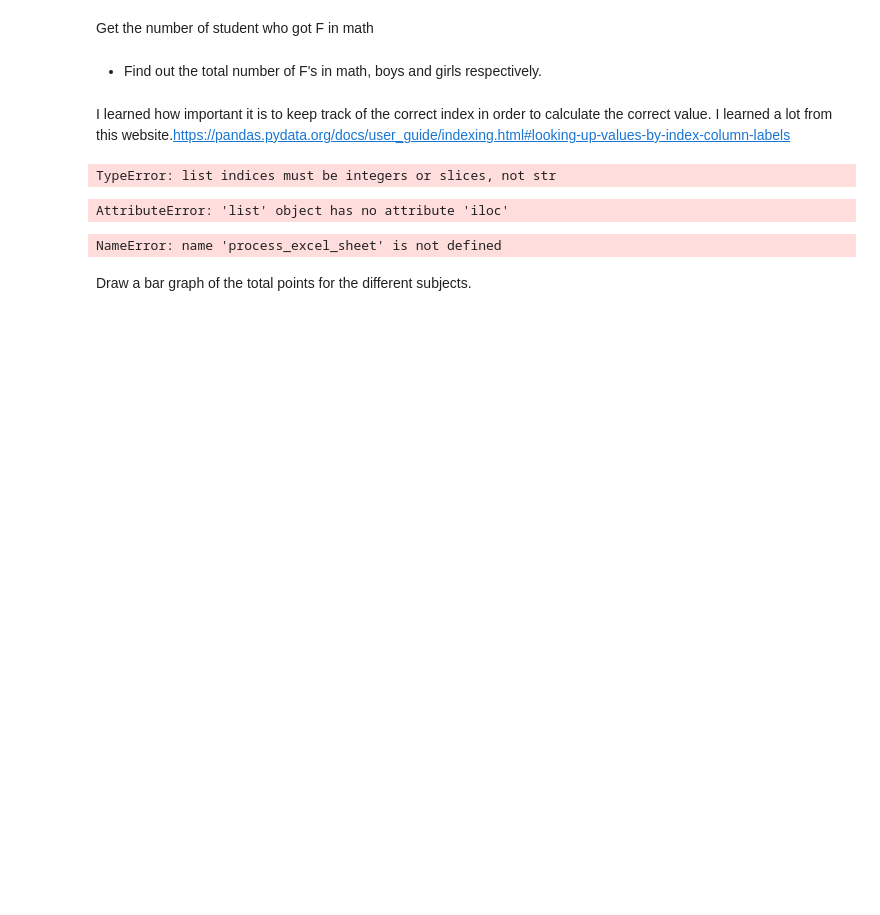
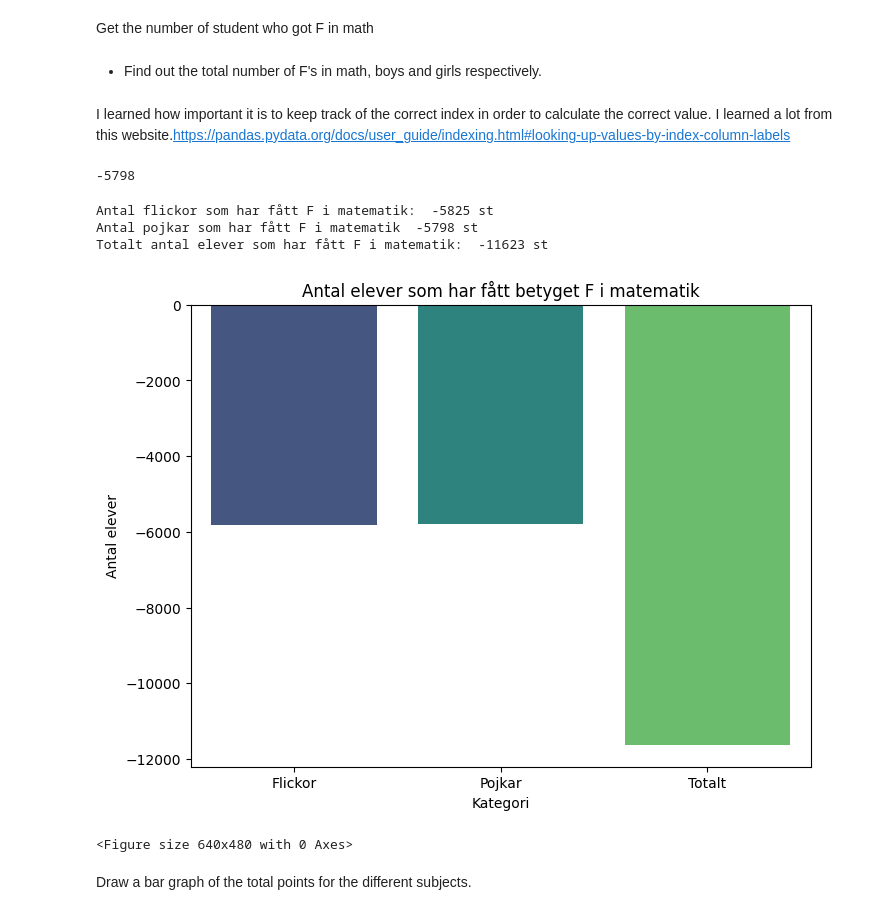
Before and after one commit to saraonsala/Python-Sara-Mellgren-OOPA23, a Jupyter notebook: Labb_2/Labb_2.ipynb, the cells around one changed output. Saved outputs shown, nothing was run; the diff lists cells and outputs as text; code cells hidden in the pictures; blank space fills up the shorter version.

```diff
--- a/Labb_2/Labb_2.ipynb
+++ b/Labb_2/Labb_2.ipynb
@@ -42,86 +51,43 @@ Engelska
 * Find out the total number of F's in math, boys and girls respectively.
 # %% [markdown]
 I learned how important it is to keep track of the correct index in order to calculate the correct value. I learned a lot from this website.https://pandas.pydata.org/docs/user_guide/indexing.html#looking-up-values-by-index-column-labels
-# %%
-#Räkna ut hur många flickor som har fått F i betyg
-sheet_name= "Matematik"
-
-df["Flickor (A-E)"] * df["Flickor (A-F)"] /100,2
-# %% [output]
-TypeError: list indices must be integers or slices, not str
+# %%
+# Beräkna antalet flickor och pojkar som fått F i matematik #Obs denna formlen beräknar fel det ska vara 5824,92 som får F i matematik
+flickor_f_matematik =round(df_matematik.iloc[1]["Flickor (A-E)"] * df_matematik.iloc[1]["Flickor (A-F)"]/100 - df_matematik.iloc[1]["Flickor (A-F)"])
+#pojkar som har fått F i matematik
+pojkar_f_matematik =round(df_matematik.iloc[1]["Pojkar (A-E)"] * df_matematik.iloc[1]["Pojkar (A-F)"]/100 - df_matematik.iloc[1]["Pojkar (A-F)"])
+#totalt antal elever som fick F
+totalt_f_matematik = round(flickor_f_matematik + pojkar_f_matematik)
+
+pojkar_f_matematik
+# %% [output]
+-5798
 # %%
-#Räkna ut hur många flickor som har fått F i betyg
-
-df.matematik = ["sheet" "Matematik"]
-flickor_f_matematik= df["Flickor (A-E)"] * df["Flickor (A-F)"] /100,2
-
-
-skillnaden_flickor = round(df_matematik.iloc[1]["Flickor (A-E)"] * df_matematik.iloc[1]["Flickor (A-F)"] /100,2)
-flickor_f_matematik = round(df_matematik.iloc[1]["Flickor (A-F)"] - skillnaden_flickor,2)
-
-#pojkar_f_matematik
-skillnaden_pojkar = round(df_matematik.iloc[1]["Pojkar (A-E)"] * df_matematik.iloc[1]["Pojkar (A-F)"] /100,2)
-pojkar_f_matematik = round(df_matematik.iloc[1]["Pojkar (A-F)"] - skillnaden_pojkar,2)
-
-totalt_f_matematik = round(flickor_f_matematik + pojkar_f_matematik)
 
 print("Antal flickor som har fått F i matematik: ", flickor_f_matematik ,("st"))
 print("Antal pojkar som har fått F i matematik " , pojkar_f_matematik ,("st"))
 print("Totalt antal elever som har fått F i matematik: ", totalt_f_matematik, ("st"))
 
 data = {
     "Kategori": ["Flickor", "Pojkar", "Totalt"],
     "Antal": [flickor_f_matematik, pojkar_f_matematik, totalt_f_matematik]
 }
 df_visualisering = pd.DataFrame(data)
 
 # Skapa ett barplot med Seaborn
 plt.figure(figsize=(8, 6))
 sns.barplot(x="Kategori", y="Antal", data=df_visualisering, hue="Kategori", palette="viridis", legend=False)
 plt.title("Antal elever som har fått betyget F i matematik")
 plt.xlabel("Kategori")
 plt.ylabel("Antal elever")
 plt.show()
 
-
 plt.savefig('Antal elever som har fått betyget F i matematik.png')
 # %% [output]
-AttributeError: 'list' object has no attribute 'iloc'
+Antal flickor som har fått F i matematik:  -5825 st
+Antal pojkar som har fått F i matematik  -5798 st
+Totalt antal elever som har fått F i matematik:  -11623 st
+[figure, added]
+<Figure size 640x480 with 0 Axes>
-# %%
-df_matematik = process_excel_sheet("Matematik")
-
-df_matematik
-#flickor_f_matematik
-skillnaden_flickor = round(df_matematik.iloc[1]["Flickor (A-E)"] * df_matematik.iloc[1]["Flickor (A-F)"] /100,2)
-flickor_f_matematik = round(df_matematik.iloc[1]["Flickor (A-F)"] - skillnaden_flickor,2)
-
-#pojkar_f_matematik
-skillnaden_pojkar = round(df_matematik.iloc[1]["Pojkar (A-E)"] * df_matematik.iloc[1]["Pojkar (A-F)"] /100,2)
-pojkar_f_matematik = round(df_matematik.iloc[1]["Pojkar (A-F)"] - skillnaden_pojkar,2)
-
-totalt_f_matematik = round(flickor_f_matematik + pojkar_f_matematik)
-
-print("Antal flickor som har fått F i matematik: ", flickor_f_matematik ,("st"))
-print("Antal pojkar som har fått F i matematik " , pojkar_f_matematik ,("st"))
-print("Totalt antal elever som har fått F i matematik: ", totalt_f_matematik, ("st"))
-
-data = {
-    "Kategori": ["Flickor", "Pojkar", "Totalt"],
-    "Antal": [flickor_f_matematik, pojkar_f_matematik, totalt_f_matematik]
-}
-df_visualisering = pd.DataFrame(data)
-
-# Skapa ett barplot med Seaborn
-plt.figure(figsize=(8, 6))
-sns.barplot(x="Kategori", y="Antal", data=df_visualisering, hue="Kategori", palette="viridis", legend=False)
-plt.title("Antal elever som har fått betyget F i matematik")
-plt.xlabel("Kategori")
-plt.ylabel("Antal elever")
-plt.show()
-
-
-plt.savefig('Antal elever som har fått betyget F i matematik.png')
-# %% [output]
-NameError: name 'process_excel_sheet' is not defined
 # %% [markdown]
 Draw a bar graph of the total points for the different subjects.
```
Also changed, not shown: parts of 7 cells of this notebook.
